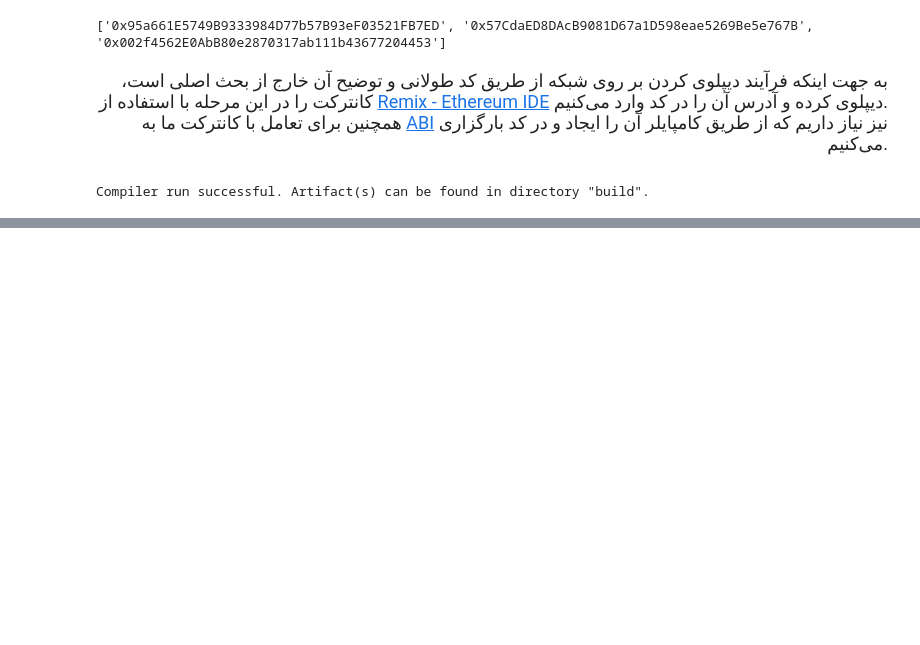
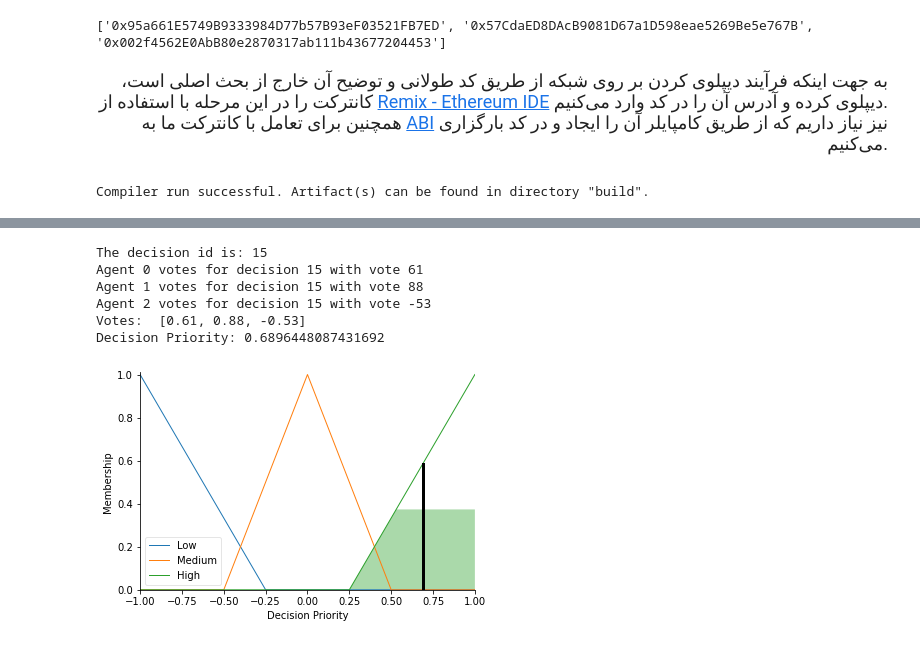
Before and after one commit to ahbanavi/blockchain-fuzzy-voting, a Jupyter notebook: src/main.ipynb, the cells around one changed output, grey strips where cells are left out. Cells and saved outputs as stored; diff of their text form; code cells hidden in the pictures; blank space fills up the shorter version.

```diff
--- a/src/main.ipynb
+++ b/src/main.ipynb
@@ -340,0 +445,32 @@ decision_priority.view(sim=compute)
+# %%
+def full_steps():
+    # create decision
+    tx_hash = contract.functions.createDecision('Decision Context Test').transact({'from': accounts[0]})
+    # w8 for the decision to be minted
+    w3.eth.wait_for_transaction_receipt(tx_hash)
+
+    # get decision id
+    decision_id_ = contract.functions.currentDecisionID().call()
+    print("The decision id is: " + str(decision_id_))
+
+    # vote to decision
+    for i in range(3):
+        random_vote = random.randint(-100, 100)
+        vote_to_decision(decision_id_, random_vote, i)
+        time.sleep(1)
+
+    # get votes of first decision
+    votes_info_ = contract.functions.getVotes(decision_id_).call()
+    votes_input_ = normialize_vote(votes_info_)
+
+    compute_decision_priority(votes_input_)
+# %%
+full_steps()
+# %% [output]
+The decision id is: 15
+Agent 0 votes for decision 15 with vote 61
+Agent 1 votes for decision 15 with vote 88
+Agent 2 votes for decision 15 with vote -53
+Votes:  [0.61, 0.88, -0.53]
+Decision Priority: 0.6896448087431692
+[figure, added]
```
Also changed, not shown: parts of 19 cells of this notebook, 1 other file.
